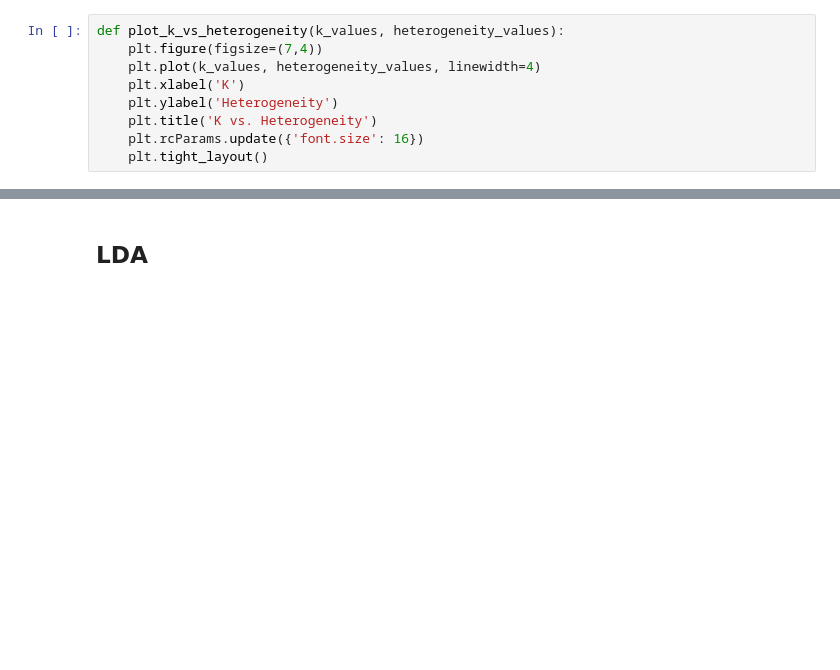
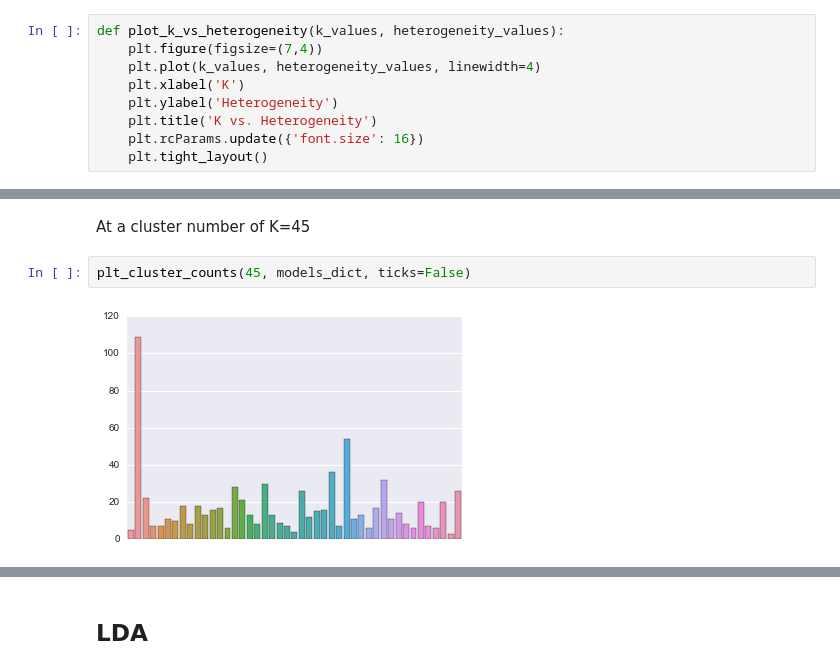
Before and after one commit to BryceLuna/Bookmarks-Clustering, a Jupyter notebook: Bookmark-Clustering.ipynb, the cells around one changed output, grey strips where cells are left out. Saved outputs shown, nothing was run; the diff lists cells and outputs as text; blank space fills up the shorter version.

```diff
--- a/Bookmark-Clustering.ipynb
+++ b/Bookmark-Clustering.ipynb
@@ -128,0 +101,6 @@ tf_mat_norm = normalize(tf_mat)
+# %% [markdown]
+At a cluster number of K=45
+# %%
+plt_cluster_counts(45, models_dict, ticks=False)
+# %% [output]
+[figure, added]
```
Also changed, not shown: parts of 45 cells of this notebook.
